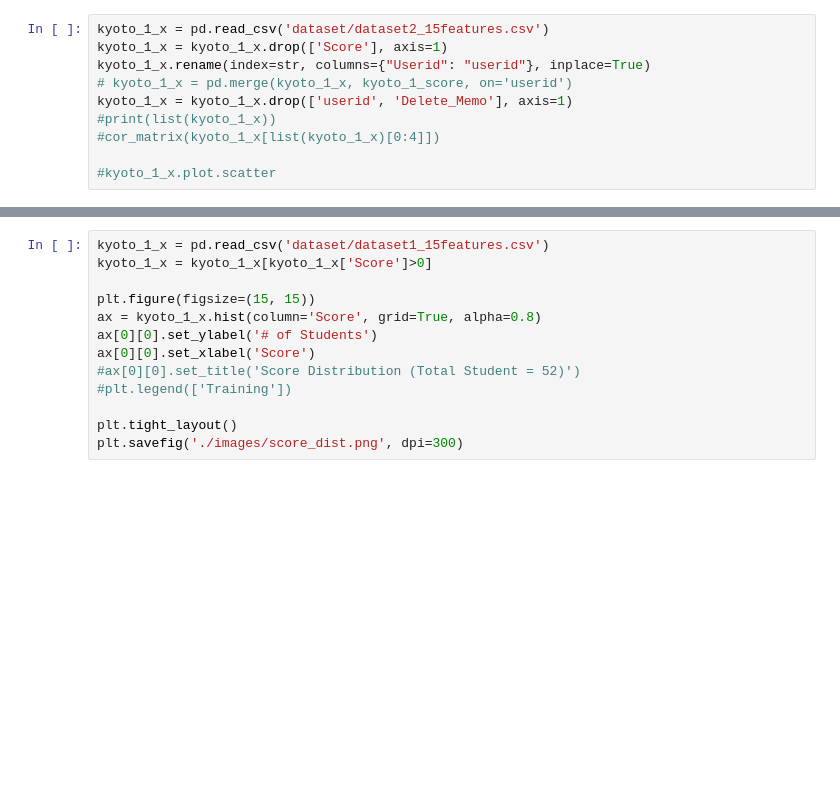
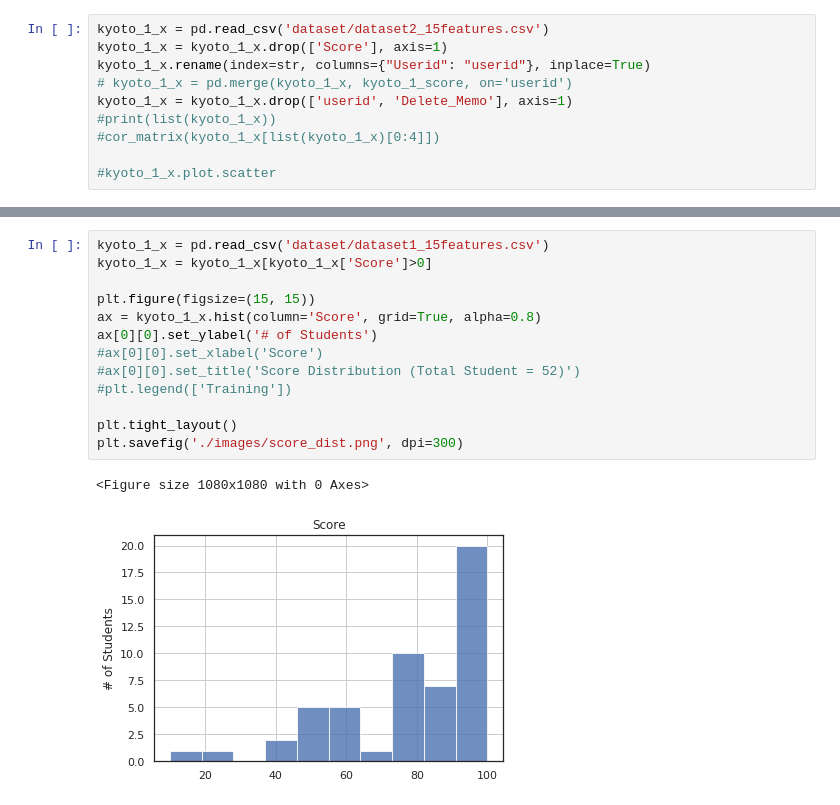
Before and after one commit to owen198/kyoto_ebook, a Jupyter notebook: Data visualization.ipynb, the cells around one changed output, grey strips where cells are left out. Drawn from its saved outputs; the diff is of its cells as text; blank space fills up the shorter version.

```diff
--- a/Data visualization.ipynb
+++ b/Data visualization.ipynb
@@ -171,16 +171,19 @@ plt.savefig('./images/feature_dist.png', dpi=300)
 # %%
 kyoto_1_x = pd.read_csv('dataset/dataset1_15features.csv')
 kyoto_1_x = kyoto_1_x[kyoto_1_x['Score']>0]
 
 plt.figure(figsize=(15, 15))
 ax = kyoto_1_x.hist(column='Score', grid=True, alpha=0.8)
 ax[0][0].set_ylabel('# of Students')
-ax[0][0].set_xlabel('Score')
+#ax[0][0].set_xlabel('Score')
 #ax[0][0].set_title('Score Distribution (Total Student = 52)')
 #plt.legend(['Training'])
 
 plt.tight_layout()
 plt.savefig('./images/score_dist.png', dpi=300)
+# %% [output]
+<Figure size 1080x1080 with 0 Axes>
+[figure, added]
 # %%
 kyoto_1_x = pd.read_csv('dataset/dataset1_15features.csv')
 kyoto_1_x = kyoto_1_x[kyoto_1_x['Score']>0]
```
Also changed, not shown: parts of 7 cells of this notebook, 3 other files.
